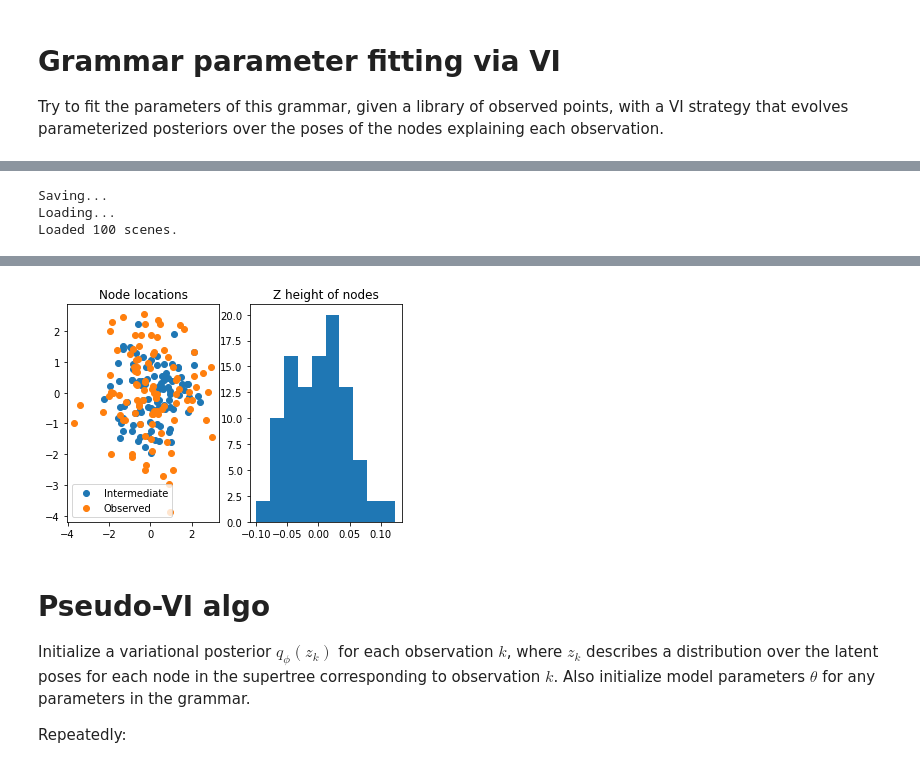
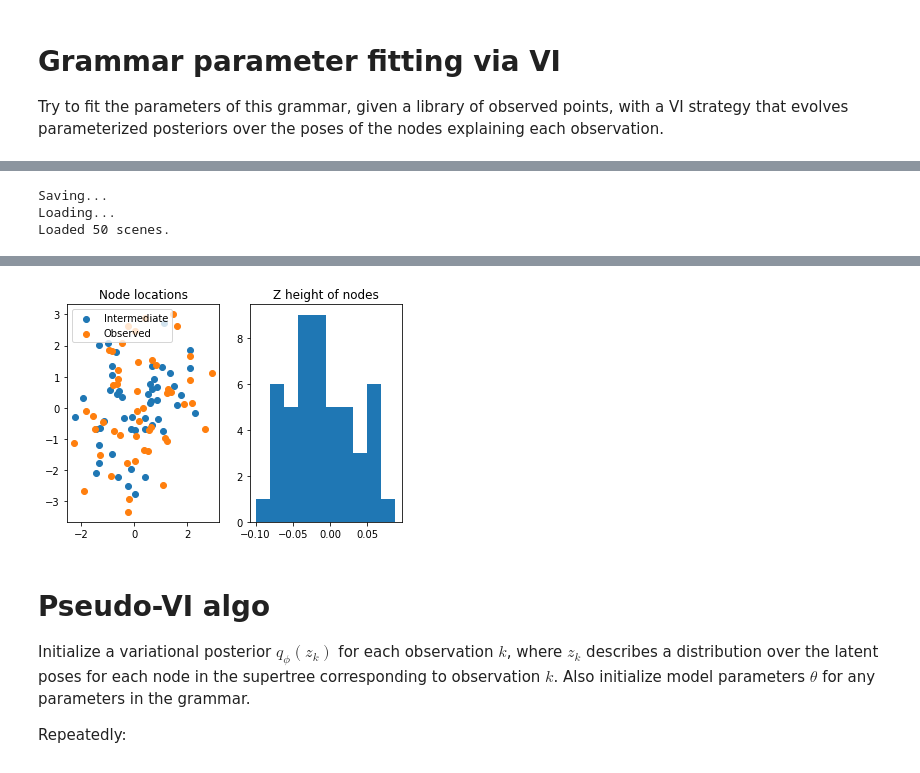
Before and after one commit to gizatt/spatial_scene_grammars, a Jupyter notebook: spatial_scene_grammars_examples/planar_fixed_structure/parameter_fitting_vi.ipynb, the cells around one changed output, grey strips where cells are left out. Cells and saved outputs as stored; diff of their text form; code cells hidden in the pictures.

```diff
--- a/spatial_scene_grammars_examples/planar_fixed_structure/parameter_fitting_vi.ipynb
+++ b/spatial_scene_grammars_examples/planar_fixed_structure/parameter_fitting_vi.ipynb
@@ -69,7 +70,7 @@ Meshcat url:  http://127.0.0.1:7000/static/
 # Draw a random sample from the grammar and visualize it.
 # (Cache output.)
 torch.random.manual_seed(2)
-N_samples = 100
+N_samples = 50
 RESAMPLE = True
 scenes_file = "sampled_scenes_%d.dat" % N_samples
 
@@ -123,4 +124,4 @@ for k in range(10):
 # %% [output]
 Saving...
 Loading...
-Loaded 100 scenes.
+Loaded 50 scenes.
@@ -128,4 +128,4 @@ Loaded 100 scenes.
-[figure, old version]
+[figure, new version]
 # %% [markdown]
 # Pseudo-VI algo
 
```
Also changed, not shown: parts of 5 cells of this notebook, 1 other file.
